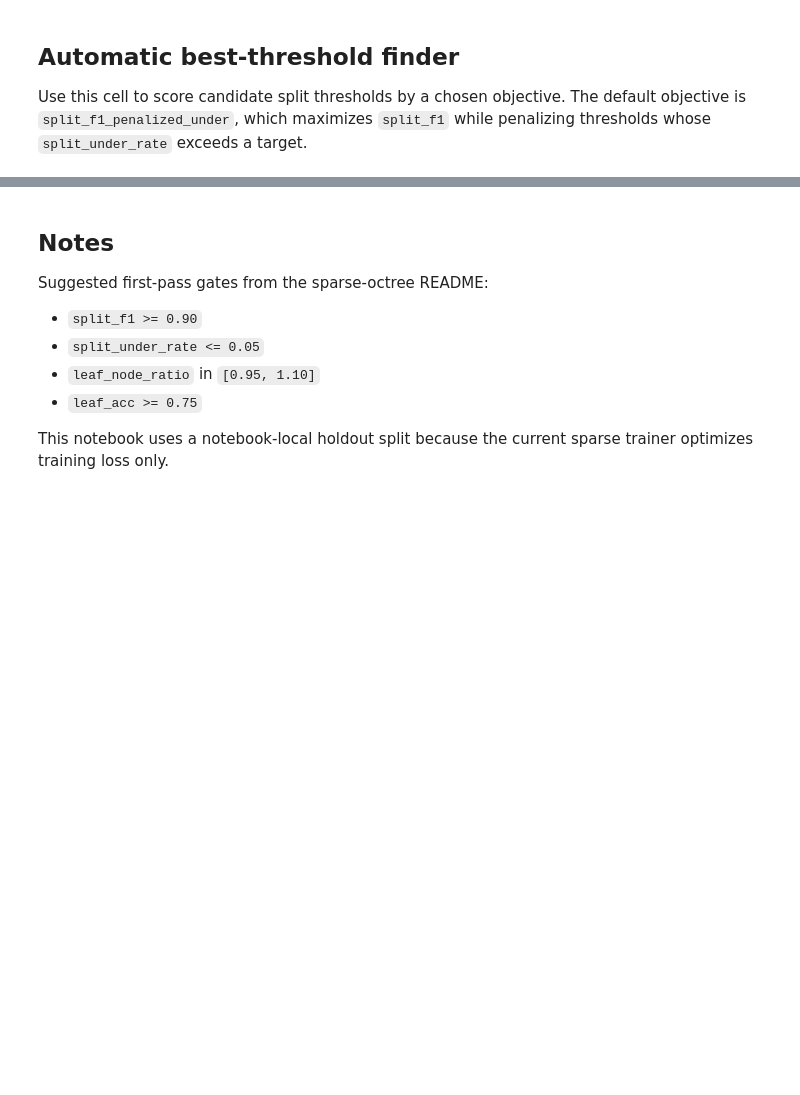
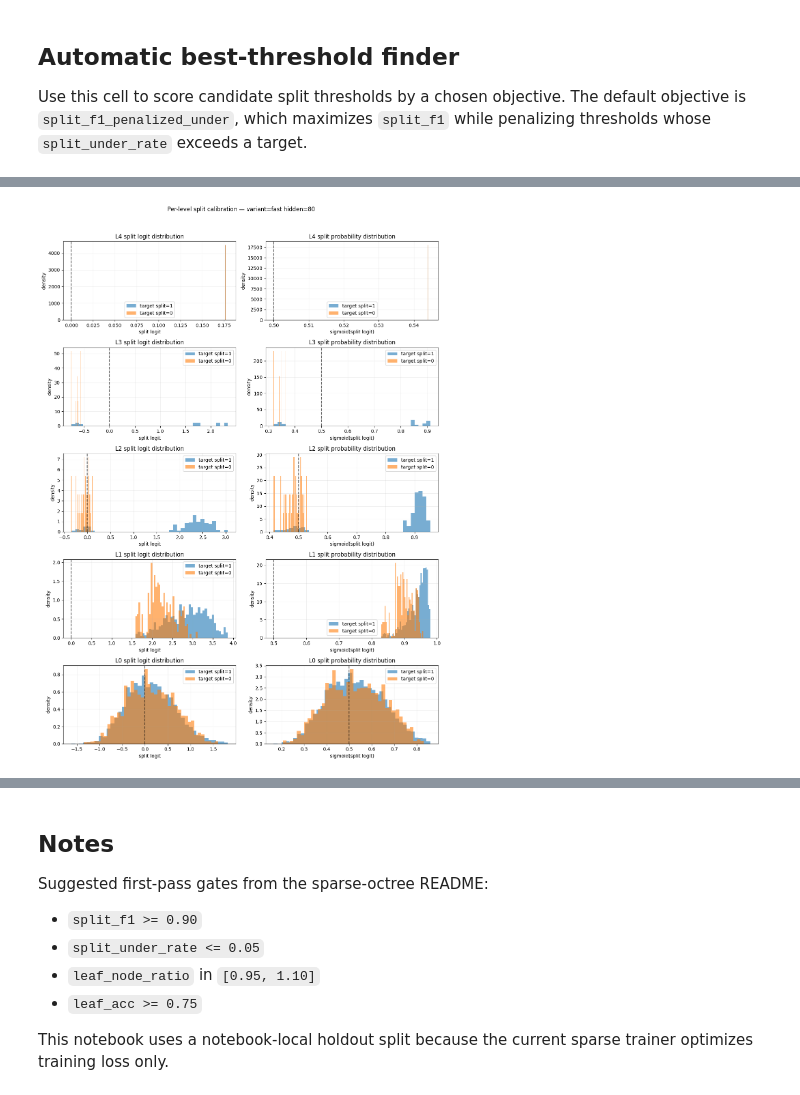
Before and after one commit to rhythmatician/VoxelTree, a Jupyter notebook: voxel_tree/tasks/sparse_octree/sparse_octree_ablation_lab.ipynb, the cells around one changed output, grey strips where cells are left out. Saved outputs shown, nothing was run; the diff lists cells and outputs as text; code cells hidden in the pictures; blank space fills up the shorter version.

```diff
--- a/voxel_tree/tasks/sparse_octree/sparse_octree_ablation_lab.ipynb
+++ b/voxel_tree/tasks/sparse_octree/sparse_octree_ablation_lab.ipynb
@@ -1532,0 +1737,25 @@ Best threshold = 0.100 for objective='split_f1_penalized_under' with score=0.954
+# %%
+level_logit_frame = plot_split_logit_distributions(
+    PRIMARY_CHECKPOINT,
+    sample_indices=list(range(24)),
+)
+
+display(level_logit_frame.style.format(
+    {
+        'positive_logit_mean': '{:.4f}',
+        'negative_logit_mean': '{:.4f}',
+        'positive_logit_std': '{:.4f}',
+        'negative_logit_std': '{:.4f}',
+        'positive_prob_mean': '{:.4f}',
+        'negative_prob_mean': '{:.4f}',
+        'mean_logit_gap': '{:.4f}',
+        'best_level_threshold': '{:.3f}',
+        'best_level_f1': '{:.4f}',
+        'best_level_under_rate': '{:.4f}',
+        'best_level_over_rate': '{:.4f}',
+    }
+).background_gradient(subset=['mean_logit_gap', 'best_level_f1'], cmap='Greens').background_gradient(subset=['best_level_under_rate', 'best_level_over_rate'], cmap='Reds_r'))
+
+level_logit_frame
+# %% [output]
+[figure, added]
```
Also changed, not shown: parts of 34 cells of this notebook, 2 other files.
